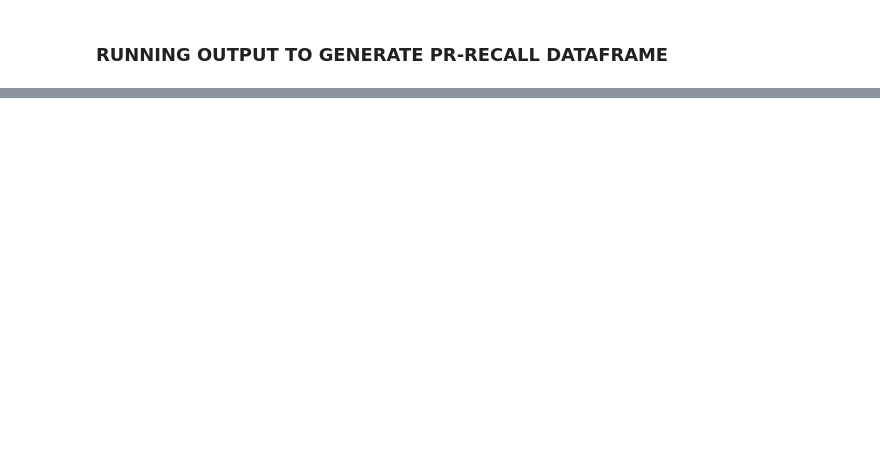
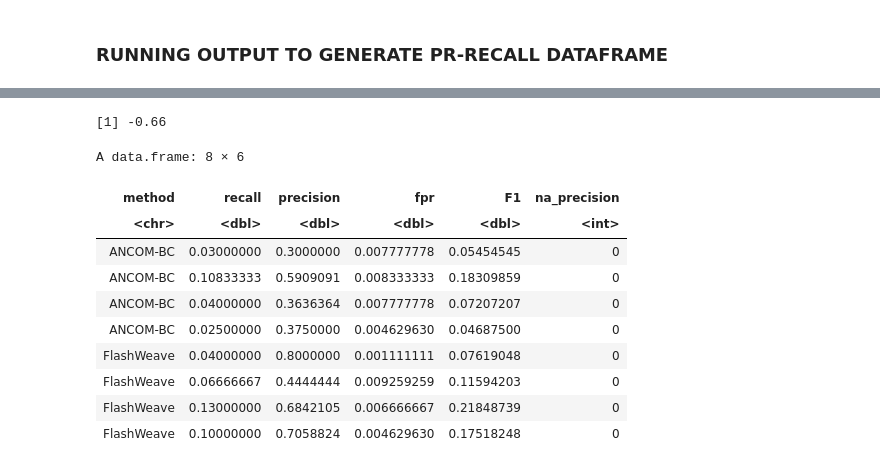
Before and after one commit to Zakir-Hossine/Benchmark_study_makarsa, a Jupyter notebook: Benchmark.ipynb, the cells around one changed output, grey strips where cells are left out. Saved outputs shown, nothing was run; the diff lists cells and outputs as text; code cells hidden in the pictures; blank space fills up the shorter version.

```diff
--- a/Benchmark.ipynb
+++ b/Benchmark.ipynb
@@ -407,0 +553,30 @@ A data.frame: 8 × 6
+# %%
+library(pracma)
+
+# Assume you have a dataframe called pr_curve with columns recall and precision
+pr_curve <- data.frame(
+  recall = c(1, 0.8, 0.6, 0.4, 0.2, 0),
+  precision = c(1, 0.9, 0.8, 0.7, 0.4, 0)
+)
+
+# Calculate the AUPR
+AUPR <- trapz(pr_curve$recall, pr_curve$precision)
+
+# Print the AUPR
+print(AUPR)
+# %% [output]
+[1] -0.66
+# %%
+precision_recall_df
+# %% [output]
+A data.frame: 8 × 6
+| method | recall | precision | fpr | F1 | na_precision |
+| <chr> | <dbl> | <dbl> | <dbl> | <dbl> | <int> |
+| ANCOM-BC | 0.03000000 | 0.3000000 | 0.007777778 | 0.05454545 | 0 |
+| ANCOM-BC | 0.10833333 | 0.5909091 | 0.008333333 | 0.18309859 | 0 |
+| ANCOM-BC | 0.04000000 | 0.3636364 | 0.007777778 | 0.07207207 | 0 |
+| ANCOM-BC | 0.02500000 | 0.3750000 | 0.004629630 | 0.04687500 | 0 |
+| FlashWeave | 0.04000000 | 0.8000000 | 0.001111111 | 0.07619048 | 0 |
+| FlashWeave | 0.06666667 | 0.4444444 | 0.009259259 | 0.11594203 | 0 |
+| FlashWeave | 0.13000000 | 0.6842105 | 0.006666667 | 0.21848739 | 0 |
+| FlashWeave | 0.10000000 | 0.7058824 | 0.004629630 | 0.17518248 | 0 |
```
Also changed, not shown: parts of 13 cells of this notebook, 2 other files.
